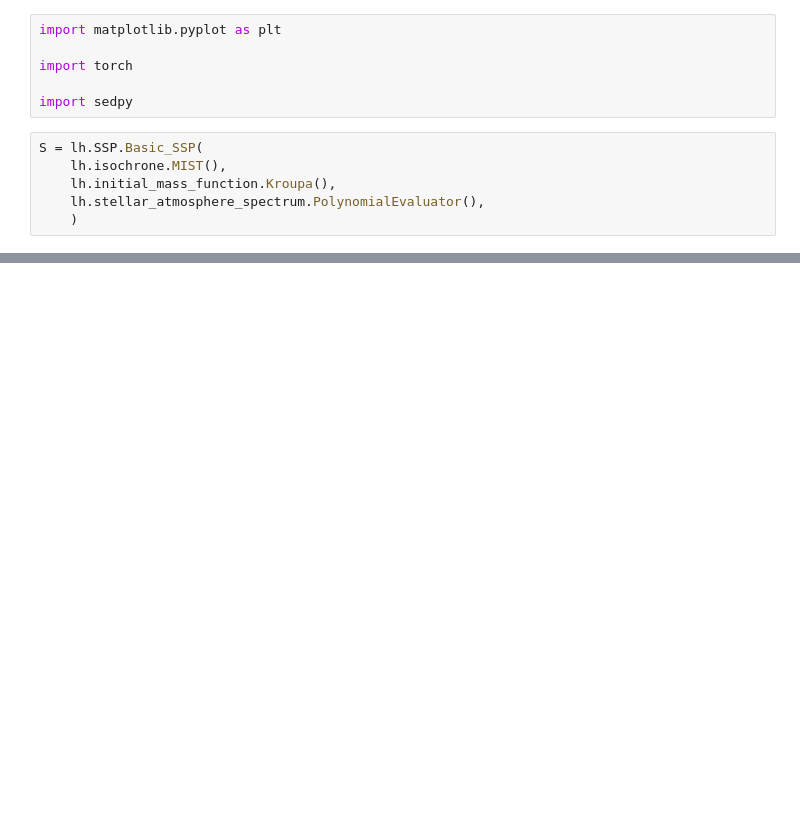
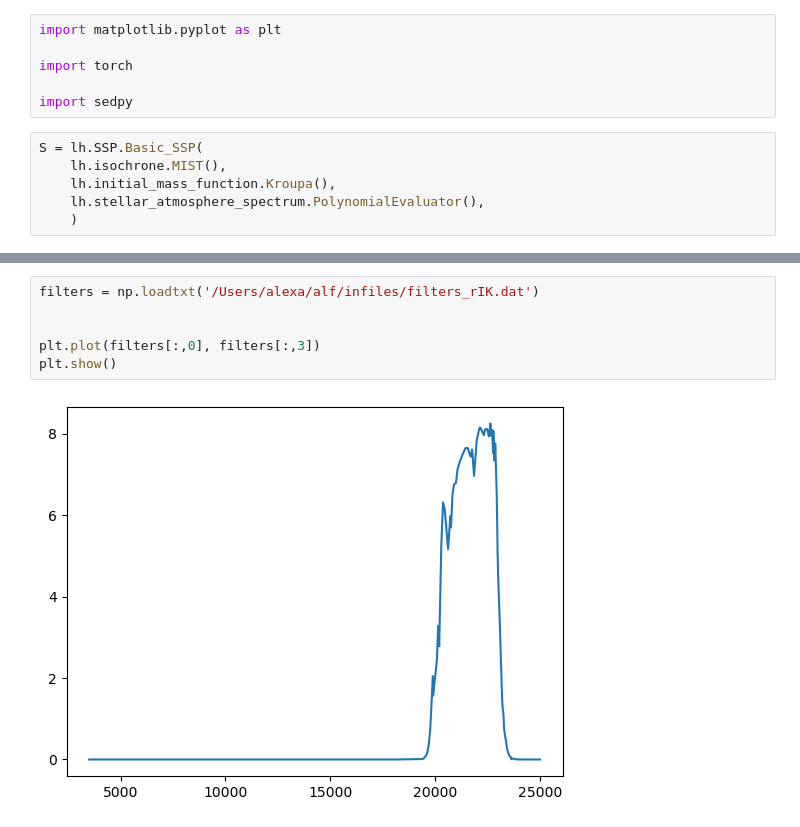
Before and after one commit to Ciela-Institute/ForSED, a Jupyter notebook: MLCRs_sandbox.ipynb, the cells around one changed output, grey strips where cells are left out. Drawn from its saved outputs; the diff is of its cells as text; blank space fills up the shorter version.

```diff
--- a/MLCRs_sandbox.ipynb
+++ b/MLCRs_sandbox.ipynb
@@ -48 +45,9 @@ tensor([-4.0000, -3.5000, -3.0000, -2.5000, -2.0000, -1.7500, -1.5000, -1.2500,
+# %%
+filters = np.loadtxt('/Users/alexa/alf/infiles/filters_rIK.dat')
+
+
+plt.plot(filters[:,0], filters[:,3])
+plt.show()
+# %% [output]
+[figure, added]
 # %%
```
Also changed, not shown: parts of 6 cells of this notebook, 5 other files.
